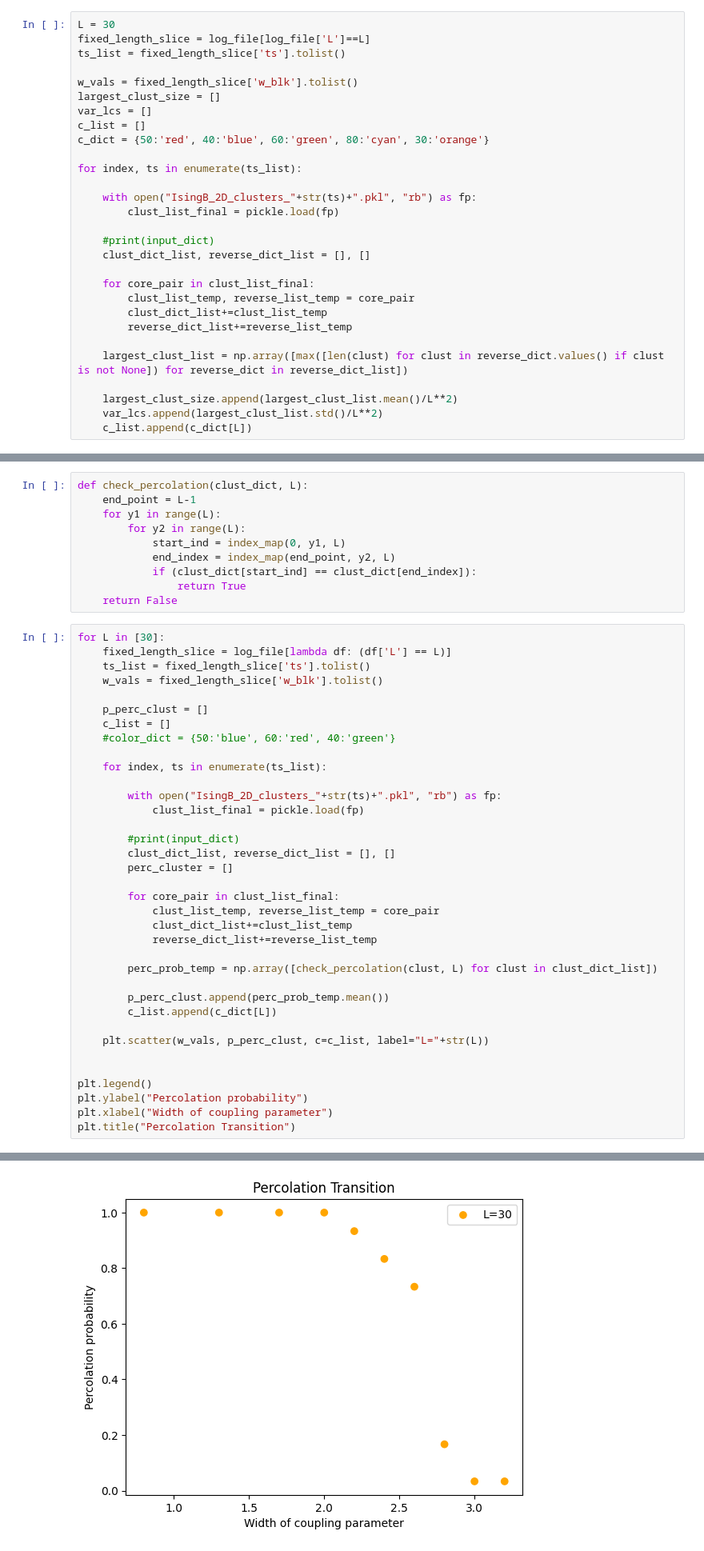
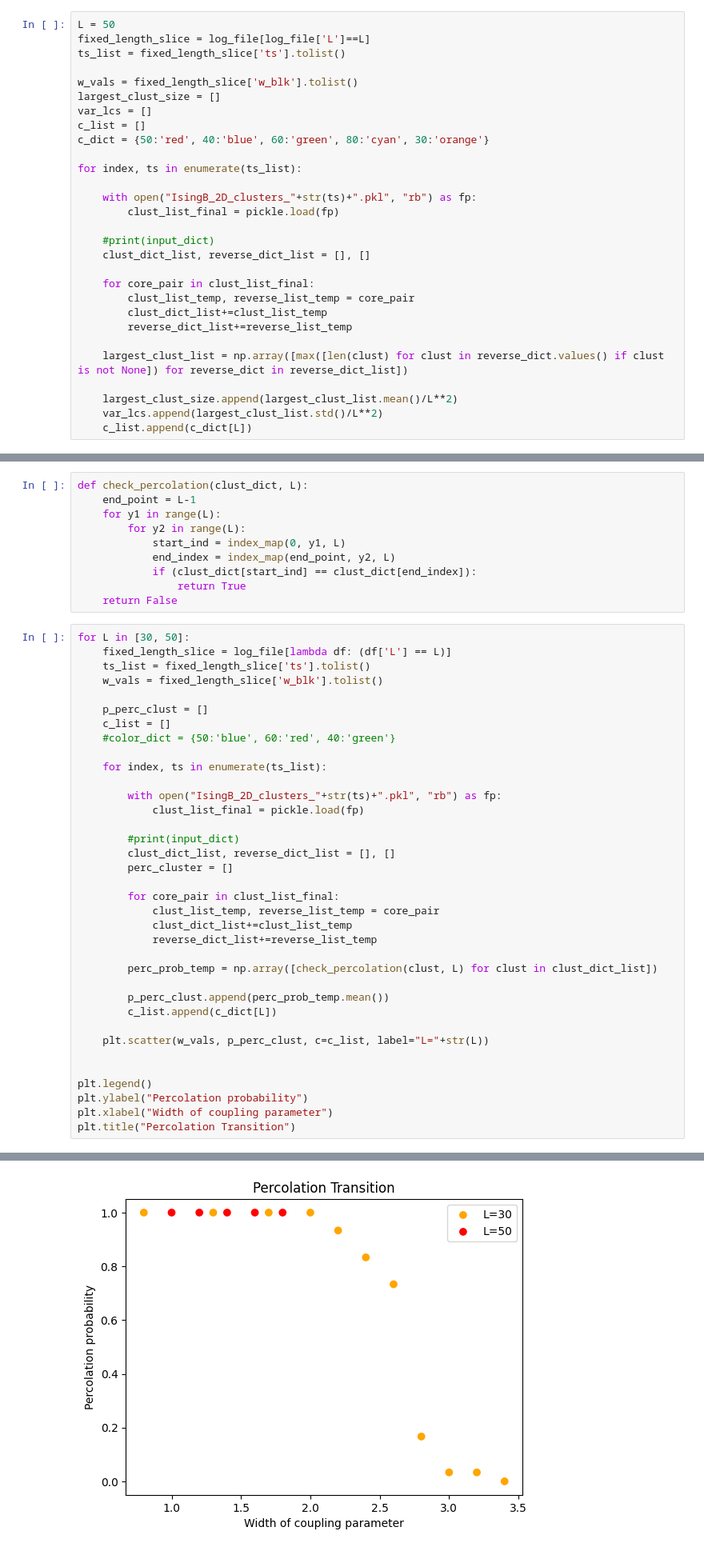
Before and after one commit to tsgaurav/Ising_RSRG, a Jupyter notebook: bdry_output/Bdry_distribution.ipynb, the cells around one changed output, grey strips where cells are left out. Shown at 80% size. Saved outputs shown, nothing was run; the diff lists cells and outputs as text.

```diff
--- a/bdry_output/Bdry_distribution.ipynb
+++ b/bdry_output/Bdry_distribution.ipynb
@@ -126,7 +132,7 @@ print(popt)
 [0.55210524 5.12811914]
 [figure]
 # %%
-L = 30
+L = 50
 fixed_length_slice = log_file[log_file['L']==L]
 ts_list = fixed_length_slice['ts'].tolist()
 
@@ -174,7 +180,7 @@ def check_percolation(clust_dict, L):
                 return True
     return False
 # %%
-for L in [30]:
+for L in [30, 50]:
     fixed_length_slice = log_file[lambda df: (df['L'] == L)]
     ts_list = fixed_length_slice['ts'].tolist()
     w_vals = fixed_length_slice['w_blk'].tolist()
@@ -184,31 +190,31 @@ for L in [30]:
     #color_dict = {50:'blue', 60:'red', 40:'green'}
 
     for index, ts in enumerate(ts_list):
 
         with open("IsingB_2D_clusters_"+str(ts)+".pkl", "rb") as fp:
             clust_list_final = pickle.load(fp)
 
         #print(input_dict)
         clust_dict_list, reverse_dict_list = [], []
         perc_cluster = []
 
         for core_pair in clust_list_final:
             clust_list_temp, reverse_list_temp = core_pair
             clust_dict_list+=clust_list_temp
             reverse_dict_list+=reverse_list_temp
 
         perc_prob_temp = np.array([check_percolation(clust, L) for clust in clust_dict_list])
 
         p_perc_clust.append(perc_prob_temp.mean())
         c_list.append(c_dict[L])
 
     plt.scatter(w_vals, p_perc_clust, c=c_list, label="L="+str(L))
 
 
 plt.legend()
 plt.ylabel("Percolation probability")
 plt.xlabel("Width of coupling parameter")
 plt.title("Percolation Transition")
 # %% [output]
 Text(0.5, 1.0, 'Percolation Transition')
-[figure, old version]
+[figure, new version]
```
Also changed, not shown: parts of 3 cells of this notebook, 1 other file.
